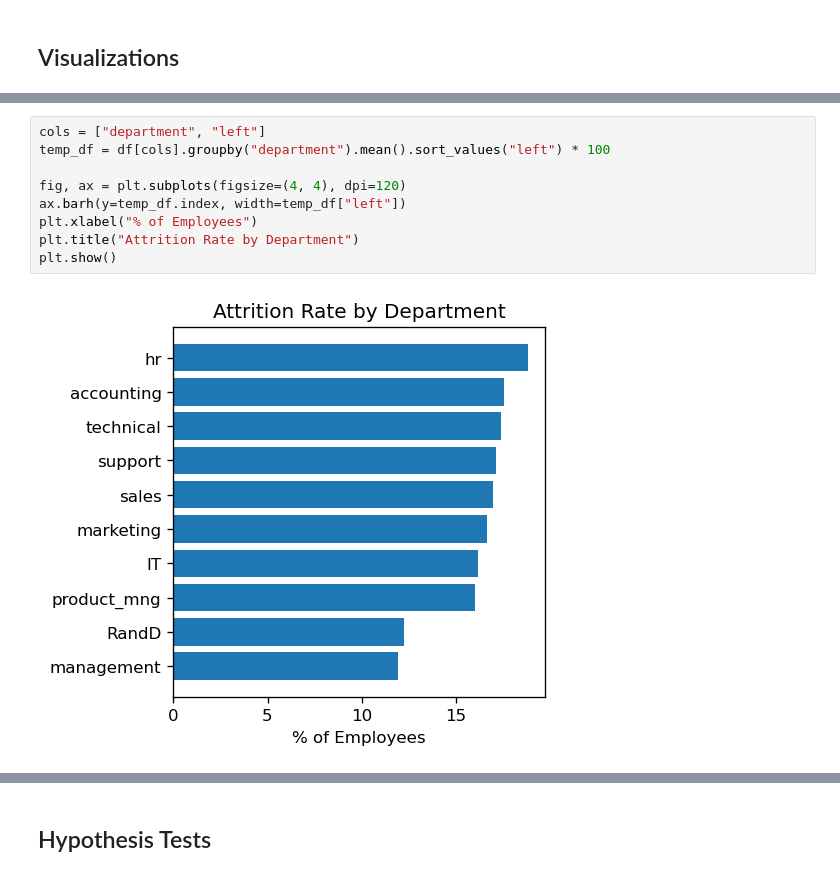
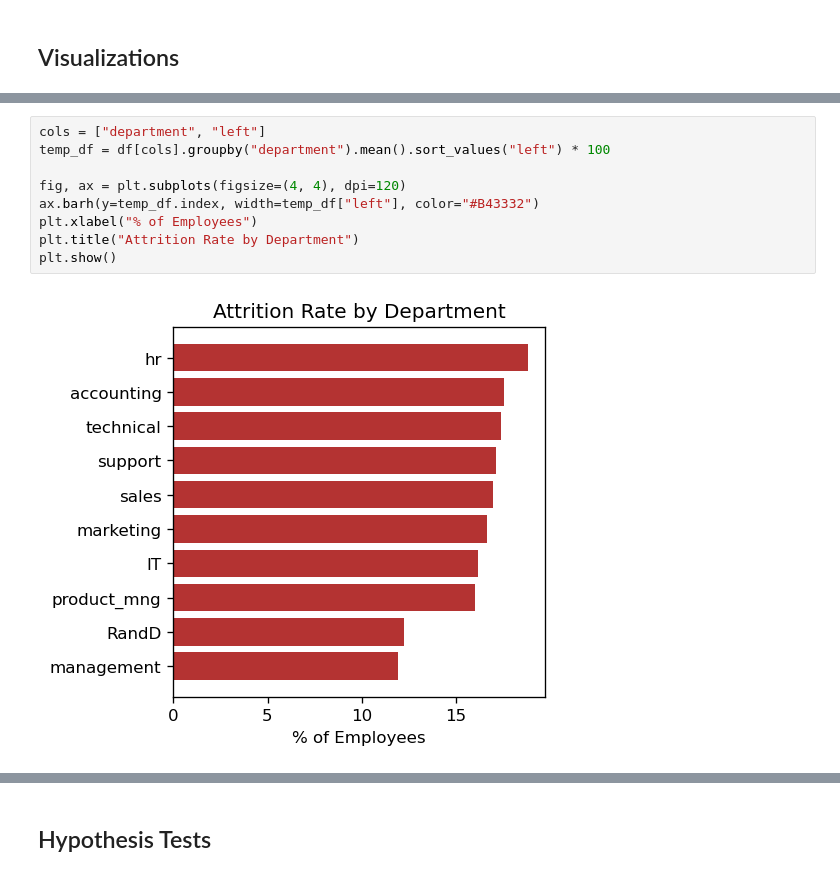
Before and after one commit to SameeckBhatia/Salifort-EDP, a Jupyter notebook: notebook.ipynb, the cells around one changed output, grey strips where cells are left out. Cells and saved outputs as stored; diff of their text form.

```diff
--- a/notebook.ipynb
+++ b/notebook.ipynb
@@ -197,14 +198,14 @@ plt.show()
 # %%
 cols = ["department", "left"]
 temp_df = df[cols].groupby("department").mean().sort_values("left") * 100
 
 fig, ax = plt.subplots(figsize=(4, 4), dpi=120)
-ax.barh(y=temp_df.index, width=temp_df["left"])
+ax.barh(y=temp_df.index, width=temp_df["left"], color="#B43332")
 plt.xlabel("% of Employees")
 plt.title("Attrition Rate by Department")
 plt.show()
 # %% [output]
-[figure, old version]
+[figure, new version]
 # %%
 cols = ["number_project", "left"]
 temp_df = df[cols].groupby("number_project").mean() * 100
```
Also changed, not shown: parts of 23 cells of this notebook.
